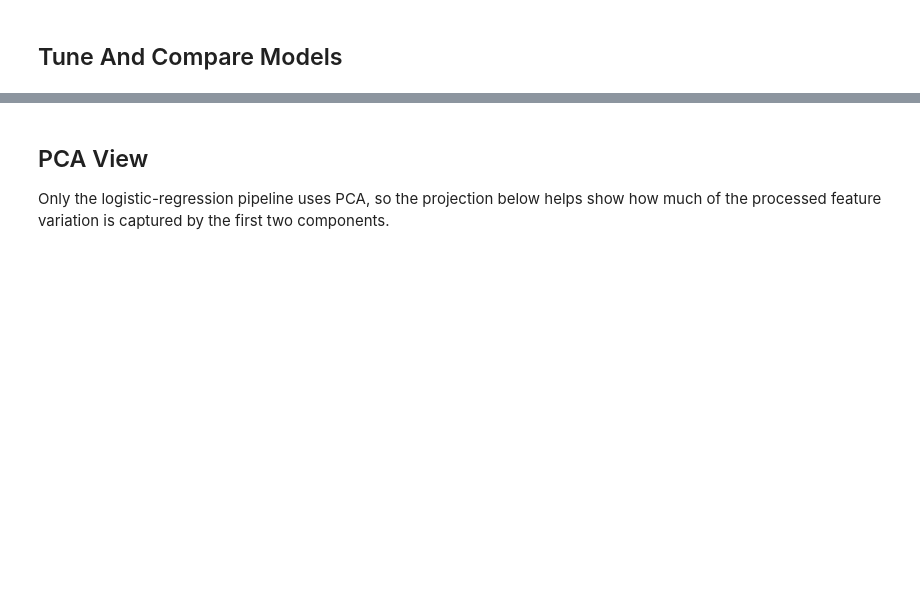
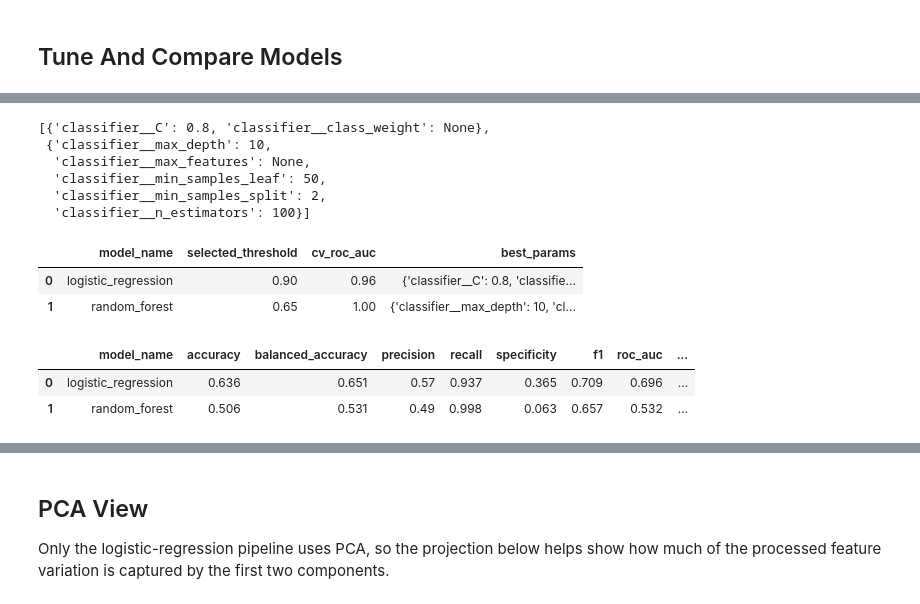
Before and after one commit to BrianCollinss/MySampleWork, a Jupyter notebook: Python - Customer Churn Analysis/notebooks/02_customer_churn_modeling.ipynb, the cells around one changed output, grey strips where cells are left out. Saved outputs shown, nothing was run; the diff lists cells and outputs as text; code cells hidden in the pictures; blank space fills up the shorter version.

```diff
--- a/Python - Customer Churn Analysis/notebooks/02_customer_churn_modeling.ipynb
+++ b/Python - Customer Churn Analysis/notebooks/02_customer_churn_modeling.ipynb
@@ -74,15 +76,37 @@ comparison_table
+# %%
+[evaluation.best_params for evaluation in evaluations]
+# %% [output]
+[{'classifier__C': 0.8, 'classifier__class_weight': None},
+ {'classifier__max_depth': 10,
+  'classifier__max_features': None,
+  'classifier__min_samples_leaf': 50,
+  'classifier__min_samples_split': 2,
+  'classifier__n_estimators': 100}]
 # %%
-pd.DataFrame(
+summary_df = pd.DataFrame(
     [
         {
             "model_name": evaluation.model_name,
             "selected_threshold": evaluation.threshold,
             "cv_roc_auc": evaluation.cross_validation_score,
             "best_params": str(evaluation.best_params),
         }
         for evaluation in evaluations
     ]
 ).round(3)
+
+display(summary_df, truncate=False)
+# %% [output]
+|  | model_name | selected_threshold | cv_roc_auc | best_params |
+| 0 | logistic_regression | 0.90 | 0.96 | {'classifier__C': 0.8, 'classifie... |
+| 1 | random_forest | 0.65 | 1.00 | {'classifier__max_depth': 10, 'cl... |
+# %%
+comparison_table = build_comparison_table(evaluations)
+comparison_table
+# %% [output]
+|  | model_name | accuracy | balanced_accuracy | precision | recall | specificity | f1 | roc_auc | ... |
+| 0 | logistic_regression | 0.636 | 0.651 | 0.57 | 0.937 | 0.365 | 0.709 | 0.696 | ... |
+| 1 | random_forest | 0.506 | 0.531 | 0.49 | 0.998 | 0.063 | 0.657 | 0.532 | ... |
 # %%
 plot_model_metric_comparison(comparison_table)
 plt.show()
```
Also changed, not shown: parts of 14 cells of this notebook, 15 other files.
